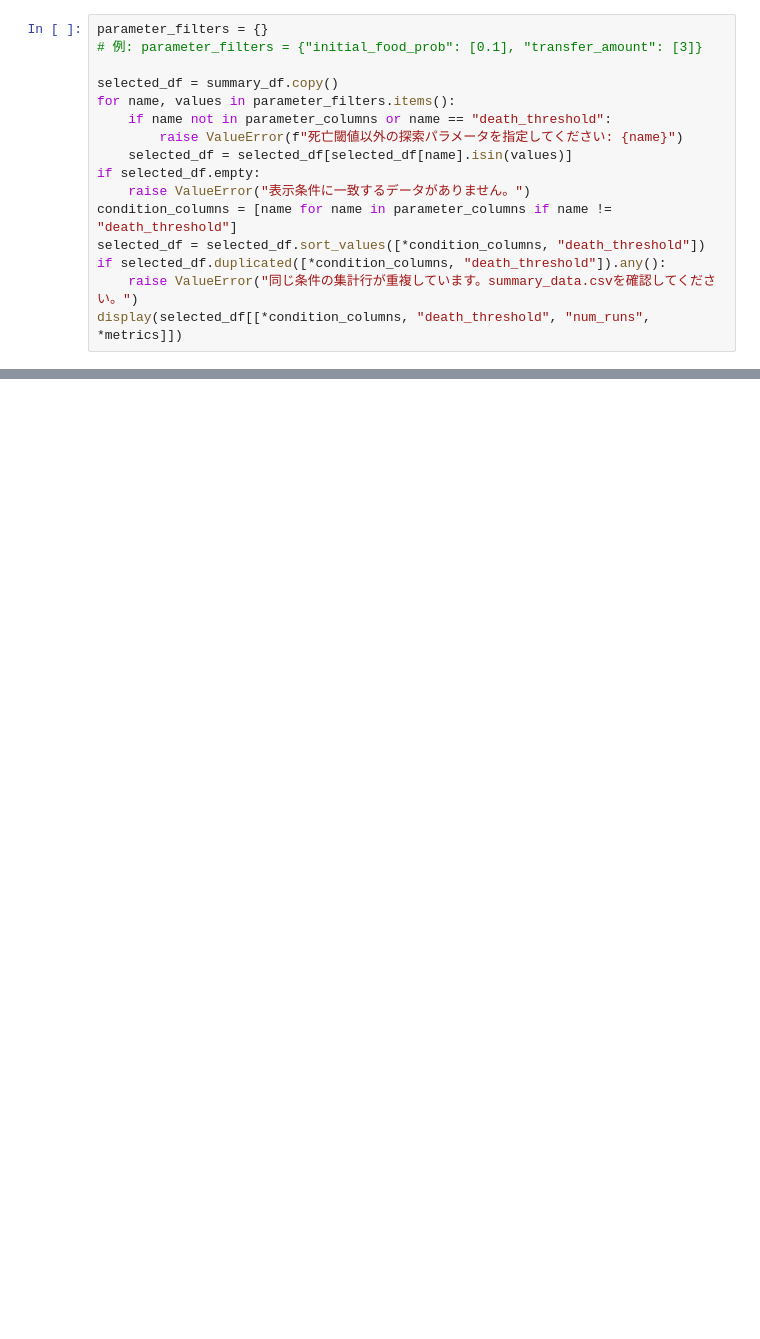
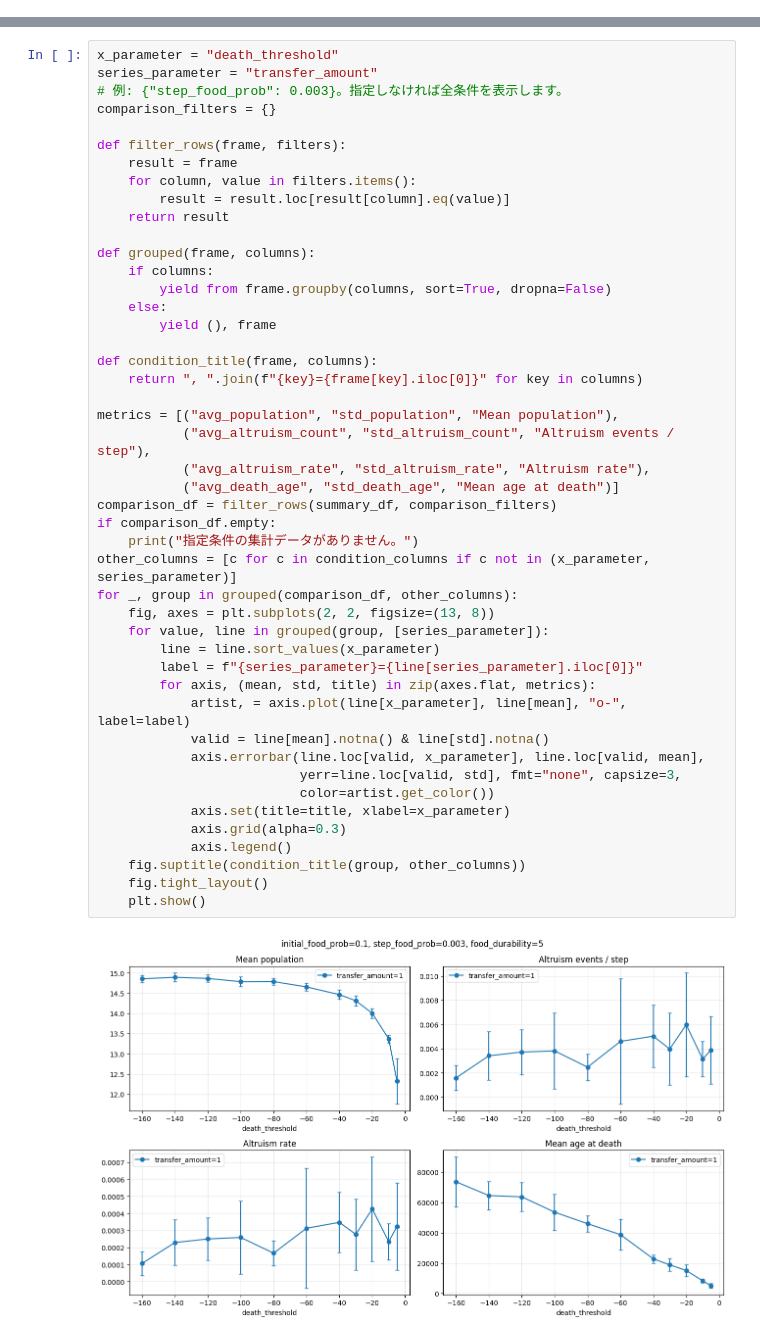
Before and after one commit to bcl-group/2703-nishimura-bachelor-thesis, a Jupyter notebook: project/notebooks/analysis_exp_v4.ipynb, the cells around one changed output, grey strips where cells are left out. Drawn from its saved outputs; the diff is of its cells as text; blank space fills up the shorter version.

```diff
--- a/project/notebooks/analysis_exp_v4.ipynb
+++ b/project/notebooks/analysis_exp_v4.ipynb
@@ -59,16 +95,0 @@ display(config)
-# %%
-parameter_filters = {}
-# 例: parameter_filters = {"initial_food_prob": [0.1], "transfer_amount": [3]}
-
-selected_df = summary_df.copy()
-for name, values in parameter_filters.items():
-    if name not in parameter_columns or name == "death_threshold":
-        raise ValueError(f"死亡閾値以外の探索パラメータを指定してください: {name}")
-    selected_df = selected_df[selected_df[name].isin(values)]
-if selected_df.empty:
-    raise ValueError("表示条件に一致するデータがありません。")
-condition_columns = [name for name in parameter_columns if name != "death_threshold"]
-selected_df = selected_df.sort_values([*condition_columns, "death_threshold"])
-if selected_df.duplicated([*condition_columns, "death_threshold"]).any():
-    raise ValueError("同じ条件の集計行が重複しています。summary_data.csvを確認してください。")
-display(selected_df[[*condition_columns, "death_threshold", "num_runs", *metrics]])
@@ -118,0 +102,48 @@ for condition, group_df in groups:
+# %%
+x_parameter = "death_threshold"
+series_parameter = "transfer_amount"
+# 例: {"step_food_prob": 0.003}。指定しなければ全条件を表示します。
+comparison_filters = {}
+
+def filter_rows(frame, filters):
+    result = frame
+    for column, value in filters.items():
+        result = result.loc[result[column].eq(value)]
+    return result
+
+def grouped(frame, columns):
+    if columns:
+        yield from frame.groupby(columns, sort=True, dropna=False)
+    else:
+        yield (), frame
+
+def condition_title(frame, columns):
+    return ", ".join(f"{key}={frame[key].iloc[0]}" for key in columns)
+
+metrics = [("avg_population", "std_population", "Mean population"),
+           ("avg_altruism_count", "std_altruism_count", "Altruism events / step"),
+           ("avg_altruism_rate", "std_altruism_rate", "Altruism rate"),
+           ("avg_death_age", "std_death_age", "Mean age at death")]
+comparison_df = filter_rows(summary_df, comparison_filters)
+if comparison_df.empty:
+    print("指定条件の集計データがありません。")
+other_columns = [c for c in condition_columns if c not in (x_parameter, series_parameter)]
+for _, group in grouped(comparison_df, other_columns):
+    fig, axes = plt.subplots(2, 2, figsize=(13, 8))
+    for value, line in grouped(group, [series_parameter]):
+        line = line.sort_values(x_parameter)
+        label = f"{series_parameter}={line[series_parameter].iloc[0]}"
+        for axis, (mean, std, title) in zip(axes.flat, metrics):
+            artist, = axis.plot(line[x_parameter], line[mean], "o-", label=label)
+            valid = line[mean].notna() & line[std].notna()
+            axis.errorbar(line.loc[valid, x_parameter], line.loc[valid, mean],
+                          yerr=line.loc[valid, std], fmt="none", capsize=3,
+                          color=artist.get_color())
+            axis.set(title=title, xlabel=x_parameter)
+            axis.grid(alpha=0.3)
+            axis.legend()
+    fig.suptitle(condition_title(group, other_columns))
+    fig.tight_layout()
+    plt.show()
+# %% [output]
+[figure, added]
```
Also changed, not shown: parts of 12 cells of this notebook, 12 other files.
